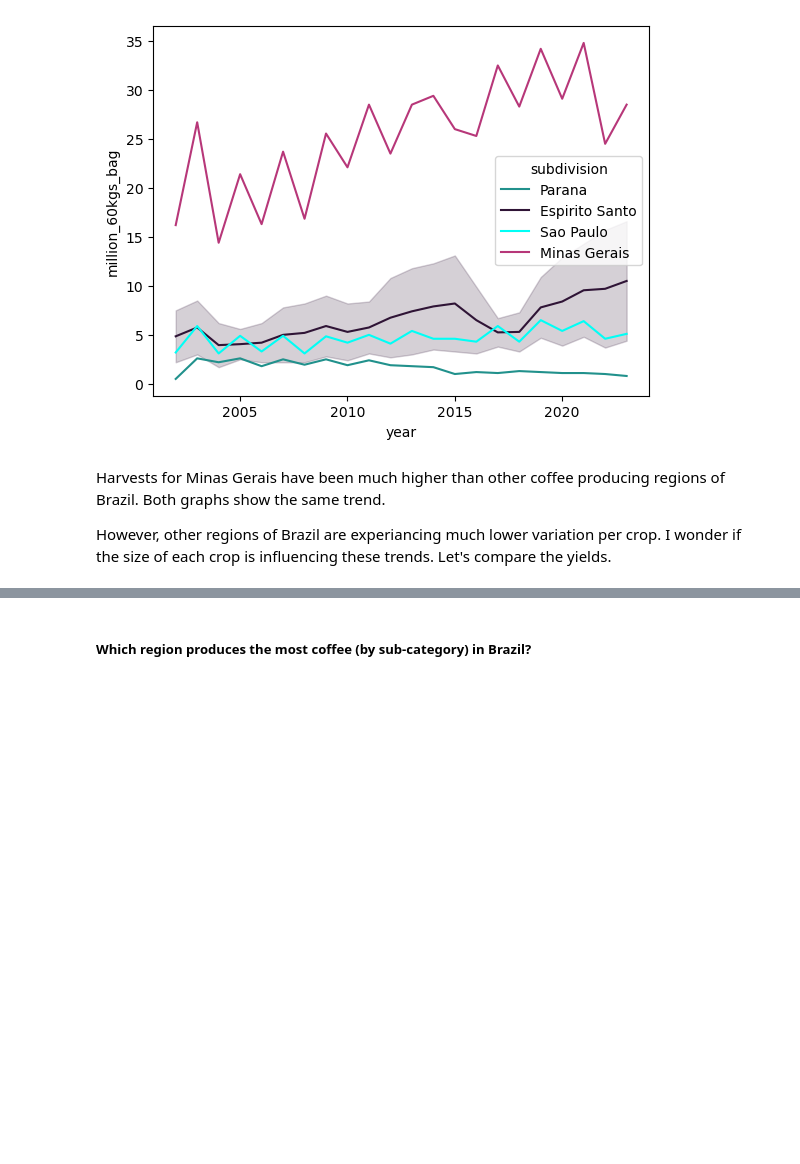
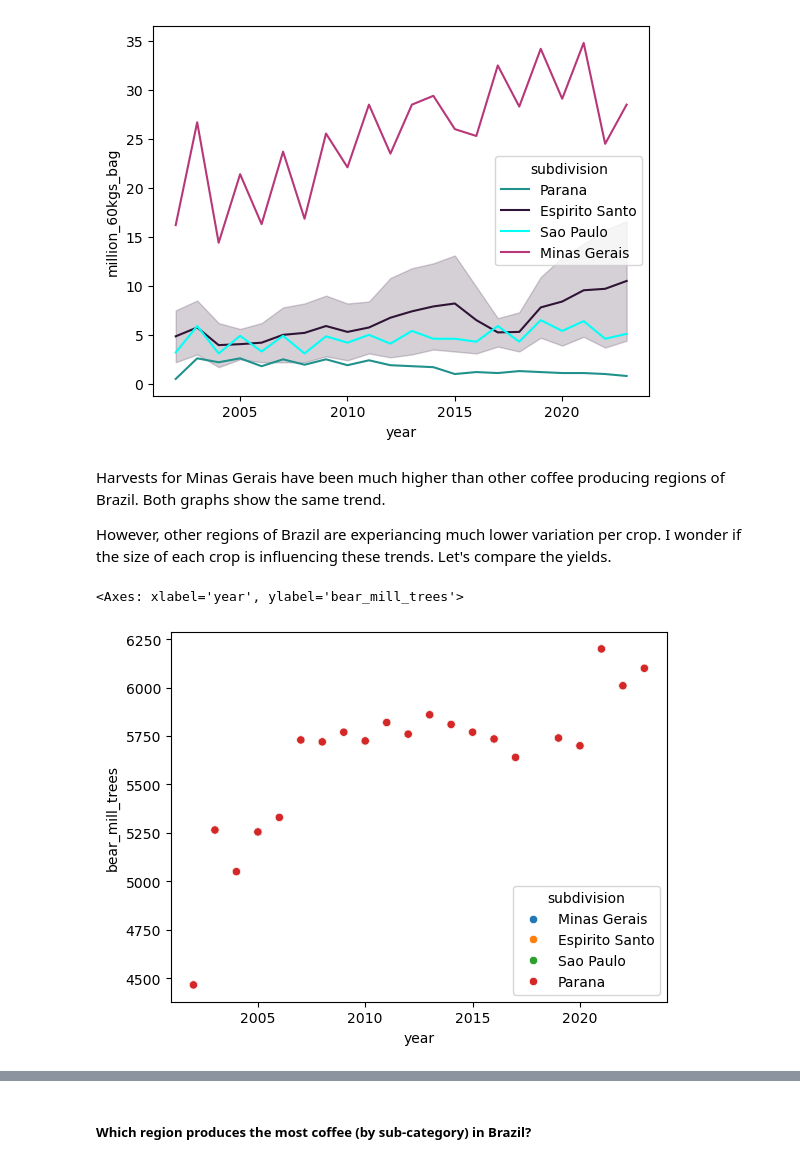
Before and after one commit to theslater11/WeatherDataMG, a Jupyter notebook: weather_api/notebooks/explore_weather.ipynb, the cells around one changed output, grey strips where cells are left out. Drawn from its saved outputs; the diff is of its cells as text; code cells hidden in the pictures; blank space fills up the shorter version.

```diff
--- a/weather_api/notebooks/explore_weather.ipynb
+++ b/weather_api/notebooks/explore_weather.ipynb
@@ -32,11 +32,12 @@ h1.plot.bar()
 <Axes: xlabel='subdivision'>
 [figure]
 # %%
-harvest_yearly_index = harvest_yearly.set_index(["year"])
+#saving each subdivisons data seperately, allowing for easier comparisons
 parana = harvest_yearly[harvest_yearly["subdivision"] == "Parana"]
 minas = harvest_yearly[harvest_yearly["subdivision"] == "Minas Gerais"]
 espirit = harvest_yearly[harvest_yearly["subdivision"] == "Espirito Santo"]
 paulo = harvest_yearly[harvest_yearly["subdivision"] == "Sao Paulo"]
+#plot each of the subdivions yields on a common graph
 sns.lineplot(data=parana, x=parana["year"], y=parana["million_60kgs_bag"], hue=parana["subdivision"], palette="viridis")
 sns.lineplot(data=espirit, x=espirit["year"], y=espirit["million_60kgs_bag"], hue=espirit["subdivision"], palette="twilight")
 sns.lineplot(data=paulo, x=paulo["year"], y=paulo["million_60kgs_bag"], hue=paulo["subdivision"],palette="hsv")
@@ -48,3 +49,8 @@ sns.lineplot(data=minas, x=minas["year"], y=minas["million_60kgs_bag"], hue=mina
 Harvests for Minas Gerais have been much higher than other coffee producing regions of Brazil. Both graphs show the same trend.
 
 However, other regions of Brazil are experiancing much lower variation per crop. I wonder if the size of each crop is influencing these trends. Let's compare the yields.
+# %%
+sns.scatterplot(data=harvest_yearly, x=harvest_yearly["year"], y=harvest_yearly["bear_mill_trees"], hue=harvest_yearly["subdivision"])
+# %% [output]
+<Axes: xlabel='year', ylabel='bear_mill_trees'>
+[figure, added]
```
Also changed, not shown: parts of 11 cells of this notebook.
